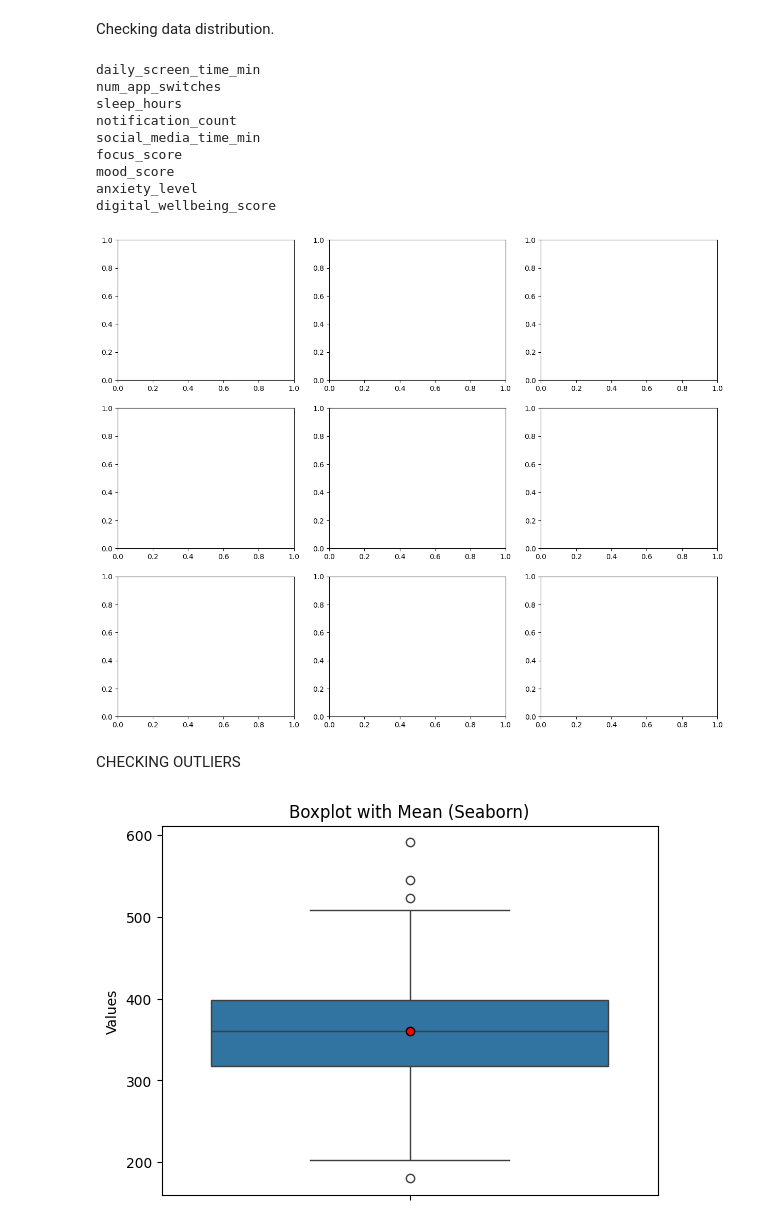
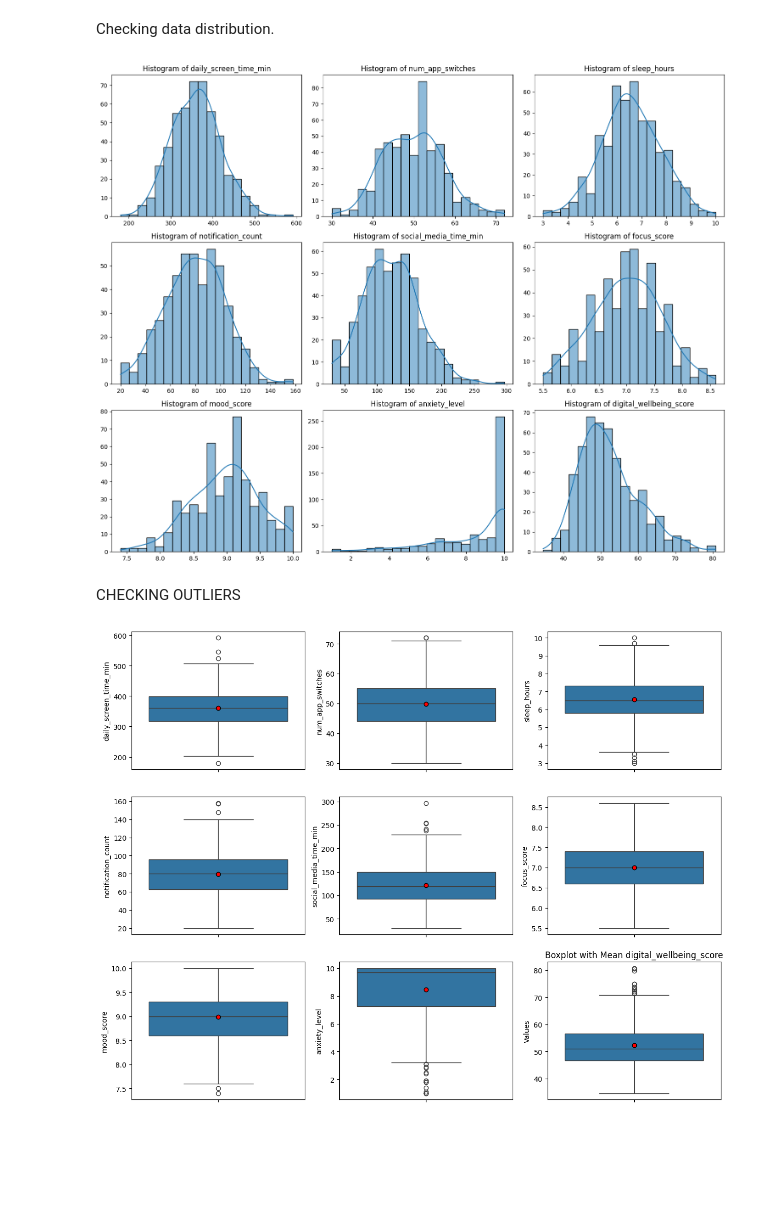
Before and after one commit to sandra-kemboi/Logistic-regression, a Jupyter notebook: mental_health.ipynb, the cells around one changed output. Drawn from its saved outputs; the diff is of its cells as text; code cells hidden in the pictures; blank space fills up the shorter version.

```diff
--- a/mental_health.ipynb
+++ b/mental_health.ipynb
@@ -51,30 +51,39 @@ data.describe()
 # %% [markdown]
 Checking data distribution.
 # %%
+#Get columns user in data
+cols = data.loc[:,'daily_screen_time_min':'digital_wellbeing_score'].columns
 # Create subplots(3rows,3 cols)
 fig,axes = plt.subplots(3,3, figsize = (15,12))
 #Flatten axes
 axes = axes.flatten()
-for i in data.loc['daily_screen_time_min':'digital_wellbeing_score']:
-    print(i)
+for i, col in enumerate(cols):
+    sns.histplot(data[col], bins=20, kde=True, ax = axes[i])
+    axes[i].set_title(f"Histogram of {col}")
+    axes[i].set_xlabel("")
+    axes[i].set_ylabel("")
+
+plt.tight_layout()
+plt.show()
 # %% [output]
-daily_screen_time_min
-num_app_switches
-sleep_hours
-notification_count
-social_media_time_min
-focus_score
-mood_score
-anxiety_level
-digital_wellbeing_score
-[figure, old version]
+[figure, new version]
 # %% [markdown]
 CHECKING OUTLIERS
 # %%
-sns.boxplot(y=data['daily_screen_time_min'], showmeans= True,
-            meanprops = {'marker':'o', 'markerfacecolor':'red','markeredgecolor':'black'} )
-plt.title("Boxplot with Mean (Seaborn)")
-plt.ylabel("Values")
+#Make the figure
+fig,axes = plt.subplots(3,3 ,figsize = (15,12))
+axes = axes.flatten()
+#Extract columns
+cols = data.loc[:,'daily_screen_time_min':'digital_wellbeing_score'].columns
+#Loop through each data
+for i, col in enumerate(cols):
+    sns.boxplot(
+        y=data[col],
+        ax=axes[i],
+        showmeans= True,
+        meanprops = {'marker':'o', 'markerfacecolor':'red','markeredgecolor':'black'} )
+    plt.title(f"Boxplot with Mean {col}")
+    plt.ylabel("Values")
 plt.show()
 # %% [output]
-[figure, old version]
+[figure, new version]
```
